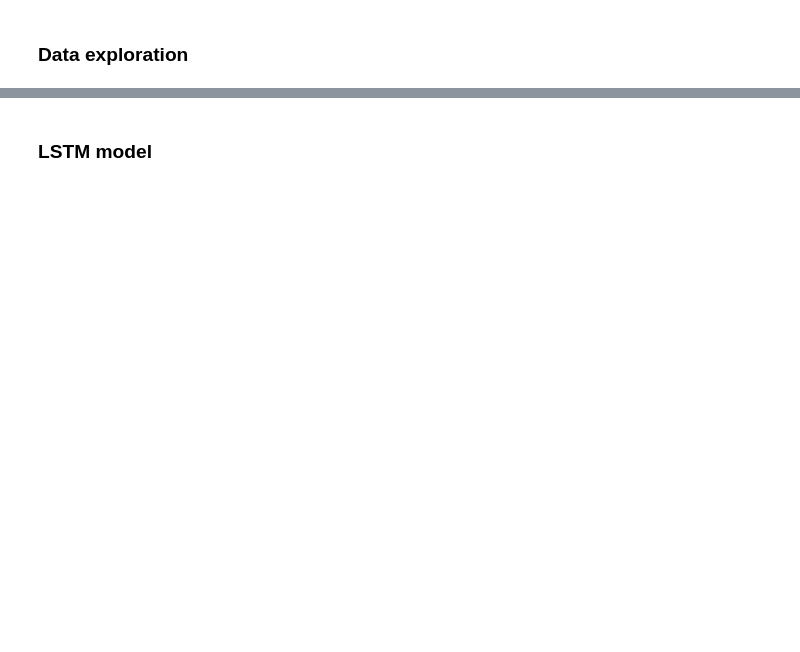
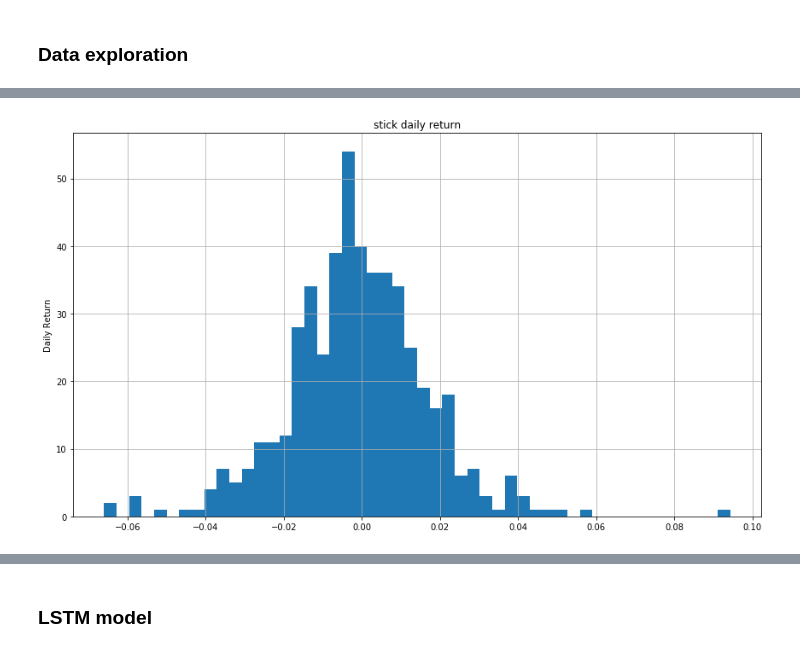
Before and after one commit to ilan-1/stock_prediction, a Jupyter notebook: explo.ipynb, the cells around one changed output, grey strips where cells are left out. Cells and saved outputs as stored; diff of their text form; code cells hidden in the pictures; blank space fills up the shorter version.

```diff
--- a/explo.ipynb
+++ b/explo.ipynb
@@ -62,0 +70,8 @@ Text(0, 0.5, 'Close')
+# %%
+plt.figure(figsize=(12, 7))
+KOTAK['Daily Return'].hist(bins=50)
+plt.ylabel('Daily Return')
+plt.title('stick daily return')
+plt.tight_layout()
+# %% [output]
+[figure, added]
```
Also changed, not shown: parts of 32 cells of this notebook.
